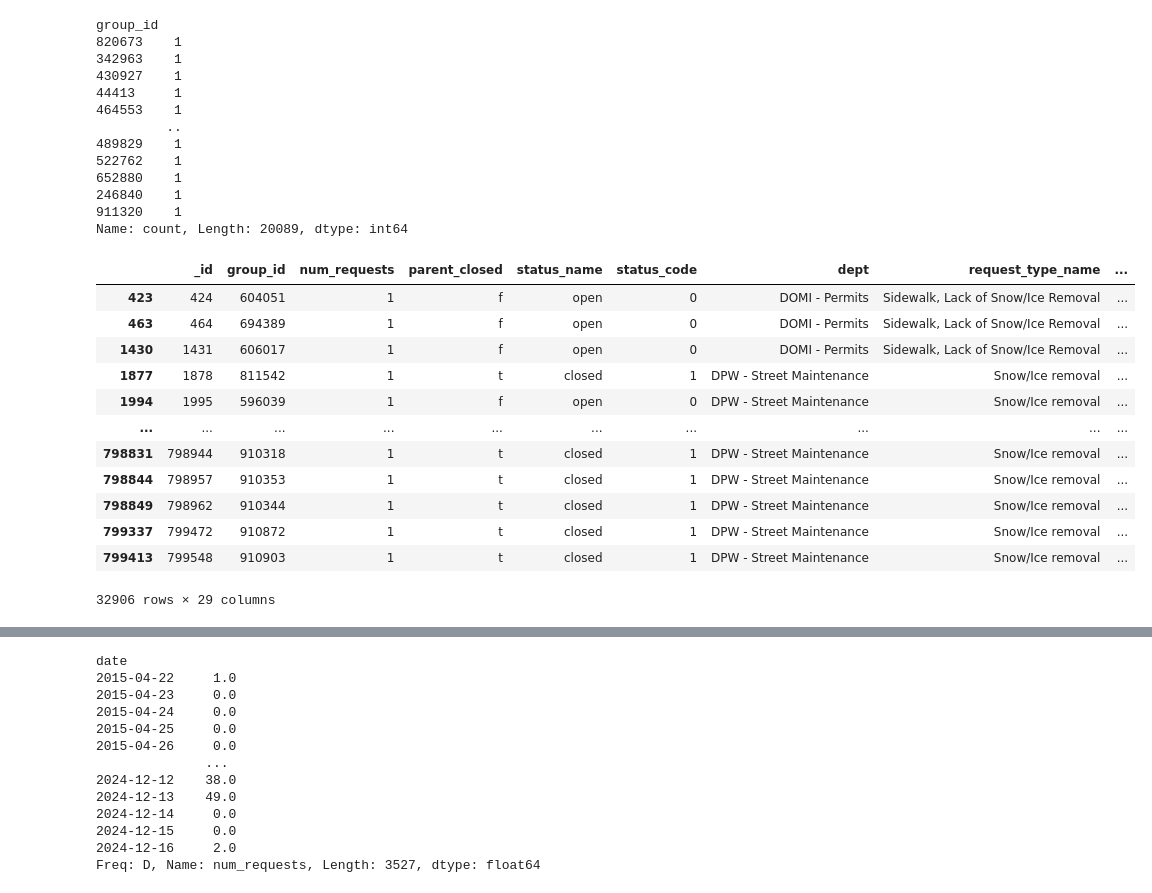
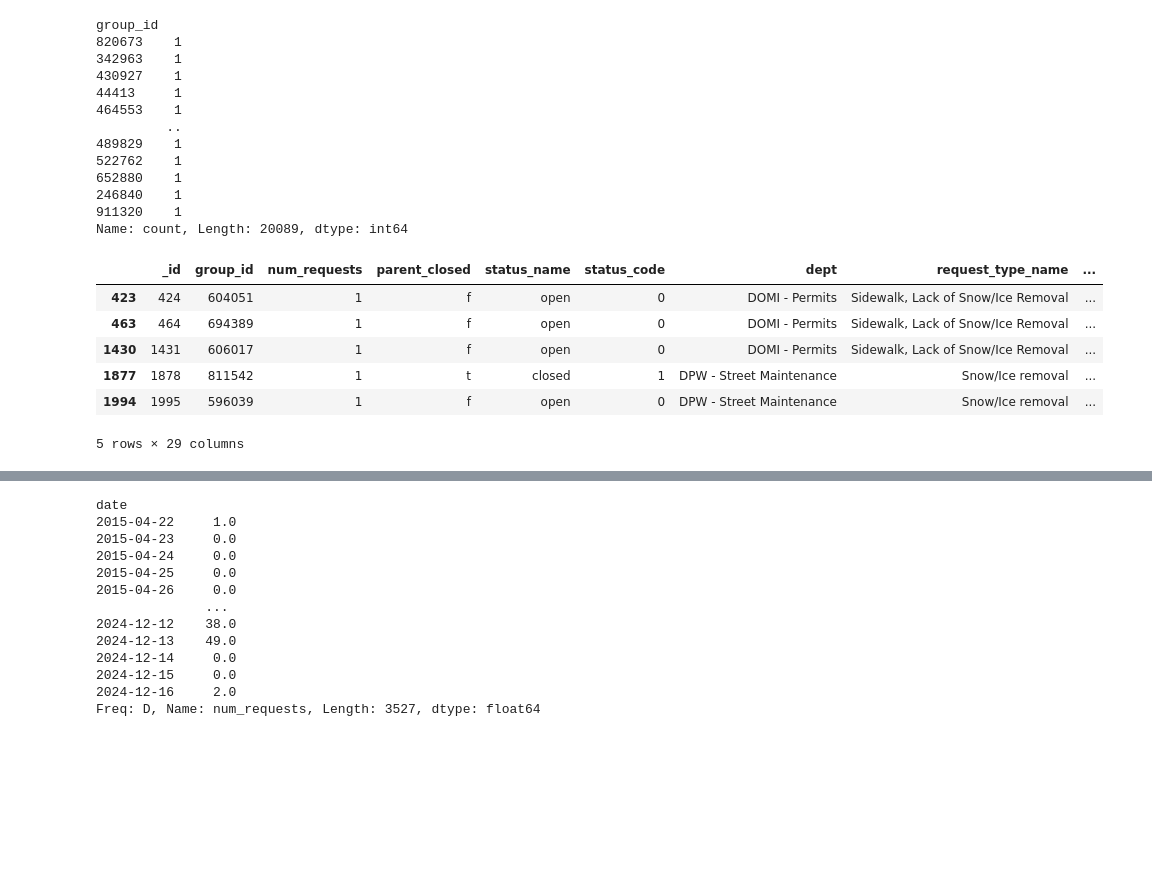
Before and after one commit to alankagiri/Machine_Learning_For_Public_Policy_Adding_Value_Project, a Jupyter notebook: forecast.ipynb, the cells around one changed output, grey strips where cells are left out. Saved outputs shown, nothing was run; the diff lists cells and outputs as text; code cells hidden in the pictures; blank space fills up the shorter version.

```diff
--- a/forecast.ipynb
+++ b/forecast.ipynb
@@ -46,20 +40,14 @@ group_id
 Name: count, Length: 20089, dtype: int64
 # %%
 df_snow = df[df['request_type_name'].str.contains('Snow/Ice Removal', case=False, na=False)]
-df_snow
+df_snow.head()
 # %% [output]
 |  | _id | group_id | num_requests | parent_closed | status_name | status_code | dept | request_type_name | ... |
 | 423 | 424 | 604051 | 1 | f | open | 0 | DOMI - Permits | Sidewalk, Lack of Snow/Ice Removal | ... |
 | 463 | 464 | 694389 | 1 | f | open | 0 | DOMI - Permits | Sidewalk, Lack of Snow/Ice Removal | ... |
 | 1430 | 1431 | 606017 | 1 | f | open | 0 | DOMI - Permits | Sidewalk, Lack of Snow/Ice Removal | ... |
 | 1877 | 1878 | 811542 | 1 | t | closed | 1 | DPW - Street Maintenance | Snow/Ice removal | ... |
 | 1994 | 1995 | 596039 | 1 | f | open | 0 | DPW - Street Maintenance | Snow/Ice removal | ... |
-| ... | ... | ... | ... | ... | ... | ... | ... | ... | ... |
-| 798831 | 798944 | 910318 | 1 | t | closed | 1 | DPW - Street Maintenance | Snow/Ice removal | ... |
-| 798844 | 798957 | 910353 | 1 | t | closed | 1 | DPW - Street Maintenance | Snow/Ice removal | ... |
-| 798849 | 798962 | 910344 | 1 | t | closed | 1 | DPW - Street Maintenance | Snow/Ice removal | ... |
-| 799337 | 799472 | 910872 | 1 | t | closed | 1 | DPW - Street Maintenance | Snow/Ice removal | ... |
-| 799413 | 799548 | 910903 | 1 | t | closed | 1 | DPW - Street Maintenance | Snow/Ice removal | ... |
-32906 rows × 29 columns
+5 rows × 29 columns
 # %%
 df_snow_unique = df_snow.sort_values(by='create_date_et').drop_duplicates(subset='group_id', keep='first')
```
Also changed, not shown: parts of 91 cells of this notebook.
